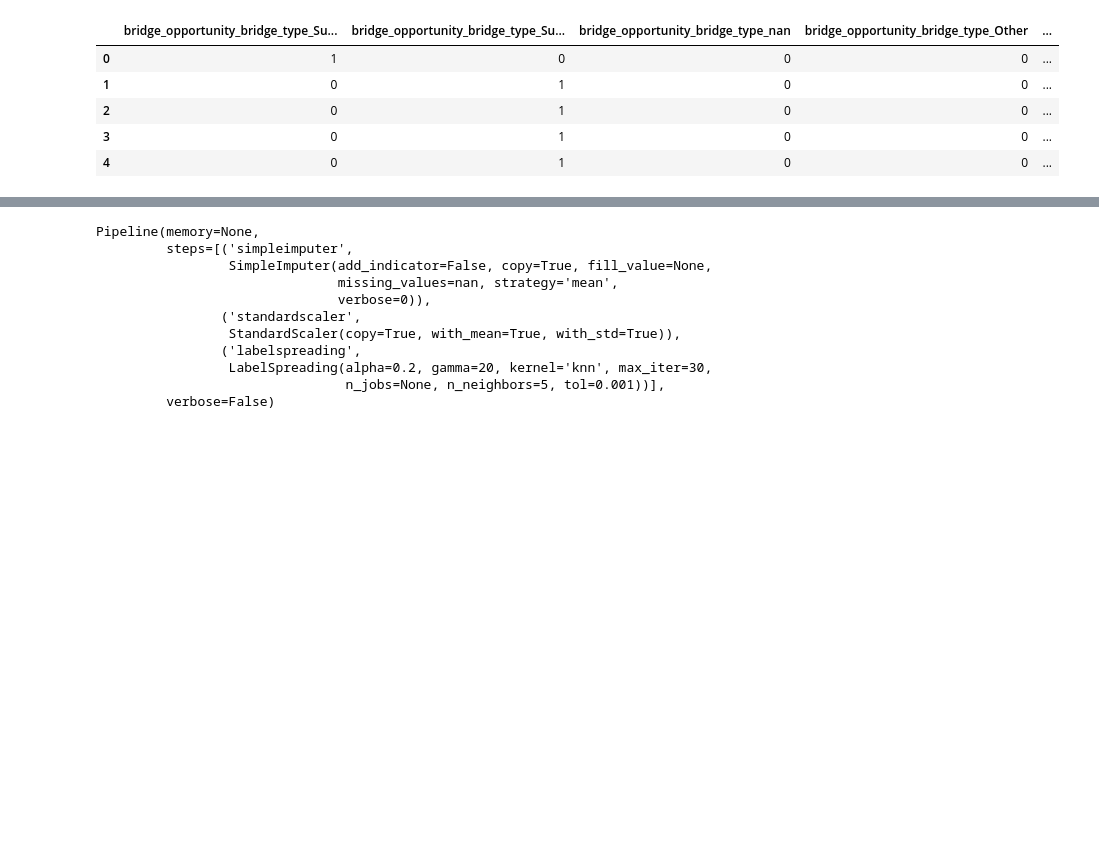
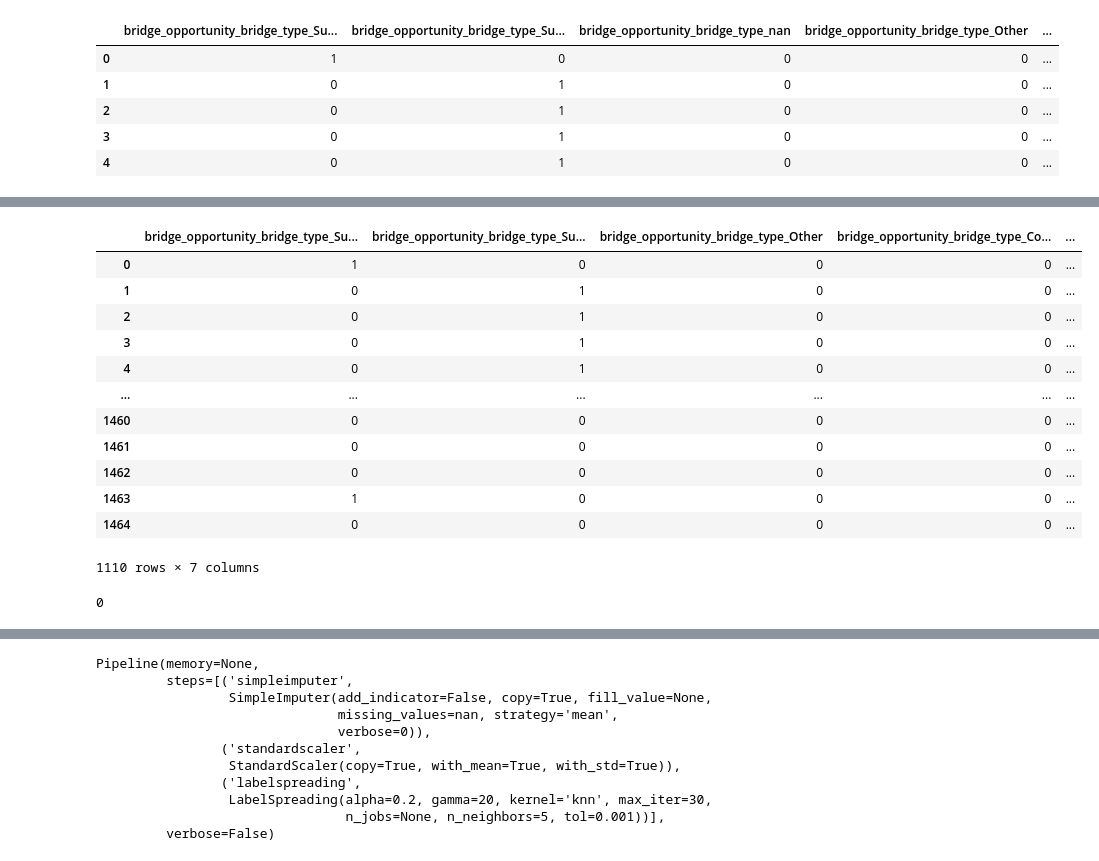
Before and after one commit to BloomTech-Labs/bridges-to-prosperity-ds-d, a Jupyter notebook: notebooks/Bridges_to_Prosperity_Model_Building.ipynb, the cells around one changed output, grey strips where cells are left out. Saved outputs shown, nothing was run; the diff lists cells and outputs as text; code cells hidden in the pictures; blank space fills up the shorter version.

```diff
--- a/notebooks/Bridges_to_Prosperity_Model_Building.ipynb
+++ b/notebooks/Bridges_to_Prosperity_Model_Building.ipynb
@@ -960,0 +1005,2 @@ len(X)
+# %%
+X.fillna(df.mean(), inplace=True)
@@ -961,3 +1018,23 @@ len(X)
+# %%
+X
+# %% [output]
+|  | bridge_opportunity_bridge_type_Su... | bridge_opportunity_bridge_type_Su... | bridge_opportunity_bridge_type_Other | bridge_opportunity_bridge_type_Co... | ... |
+| 0 | 1 | 0 | 0 | 0 | ... |
+| 1 | 0 | 1 | 0 | 0 | ... |
+| 2 | 0 | 1 | 0 | 0 | ... |
+| 3 | 0 | 1 | 0 | 0 | ... |
+| 4 | 0 | 1 | 0 | 0 | ... |
+| ... | ... | ... | ... | ... | ... |
+| 1460 | 0 | 0 | 0 | 0 | ... |
+| 1461 | 0 | 0 | 0 | 0 | ... |
+| 1462 | 0 | 0 | 0 | 0 | ... |
+| 1463 | 1 | 0 | 0 | 0 | ... |
+| 1464 | 0 | 0 | 0 | 0 | ... |
+1110 rows × 7 columns
+# %%
+y.isnull().sum(axis = 0)
+# %% [output]
+0
 # %%
 # split into 70:30 ration
 X_train, X_test, y_train, y_test = train_test_split(X, y, test_size = 0.3, random_state = 42)
```
Also changed, not shown: parts of 24 cells of this notebook.
